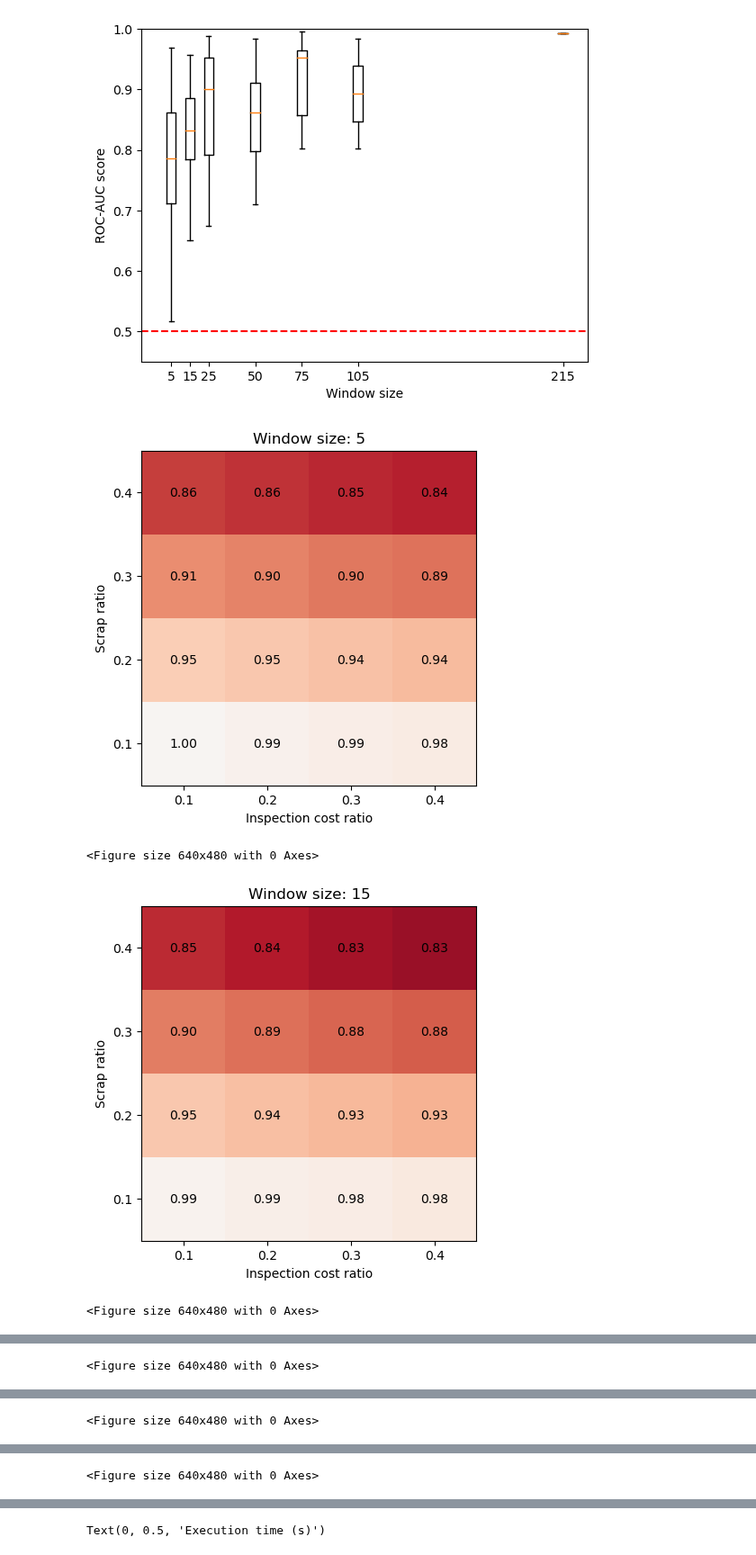
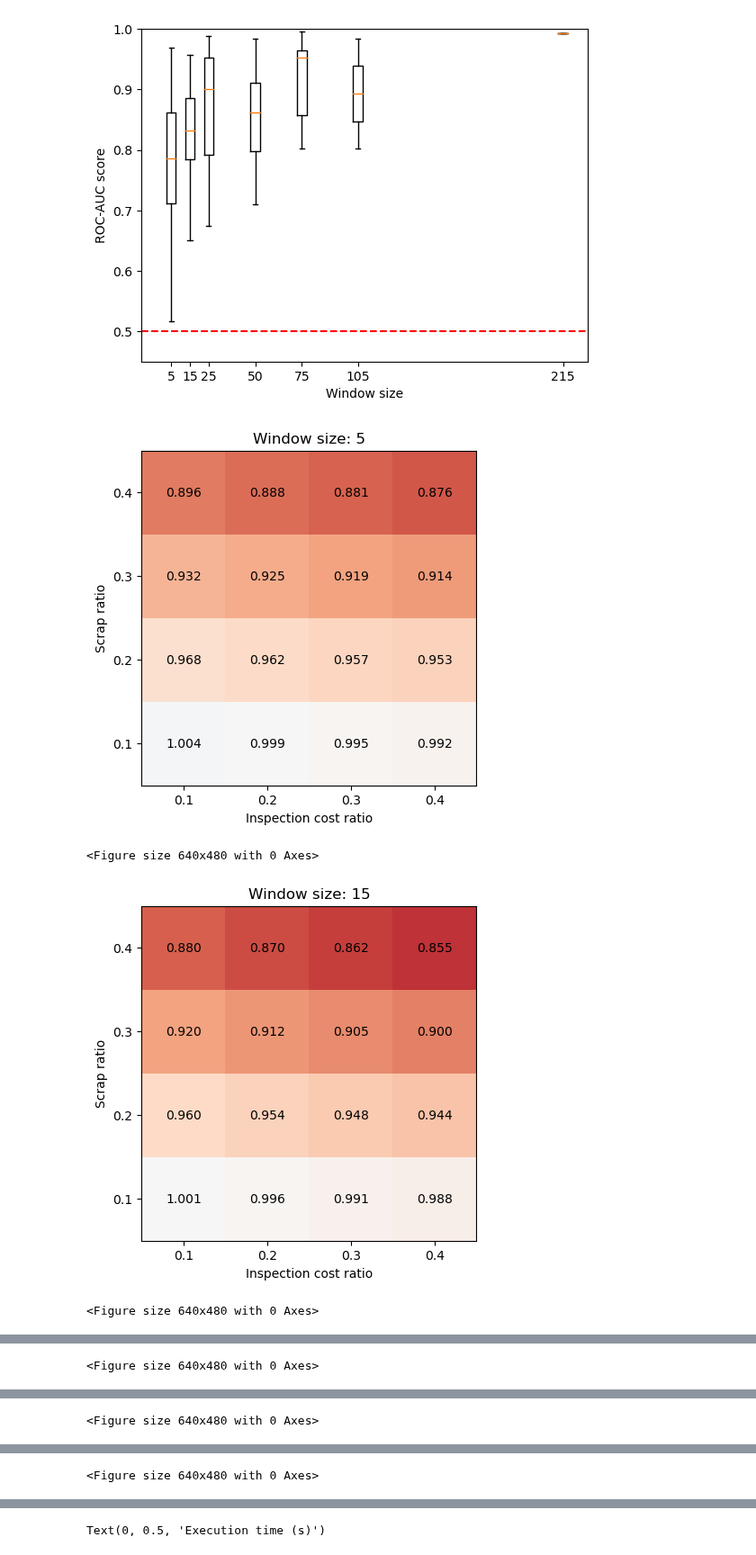
Before and after one commit to ErikSievers/thesis, a Jupyter notebook: Streaming/streaming eval c.ipynb, the cells around one changed output, grey strips where cells are left out. Shown at 90% size. Drawn from its saved outputs; the diff is of its cells as text; code cells hidden in the pictures.

```diff
--- a/Streaming/streaming eval c.ipynb
+++ b/Streaming/streaming eval c.ipynb
@@ -173,12 +173,18 @@ def test(windowSize, windowAdvance, ):
     y_test = [getLabelsC(objIndex, 0.5, start, end) for (start, end) in labelRanges for objIndex in range(1,26)]
     # y_test = [getLabelsB(objIndex, 0.5, start, end) for (start, end) in labelRanges for objIndex in range(1,29)]
     ysvalue = []
+    relevantTimes = []
+    relevantPredictions = []
+    relevantYTrues = []
     for index, o in enumerate(predictions):
-        ysThatMayBeNan = y_test[index*25:(index+1)*25]
+        ysThatMayBeNan = np.array(y_test[index*25:(index+1)*25])
         predictionsOfInterest = o[~np.isnan(ysThatMayBeNan)]
         nonNanYs = ysThatMayBeNan[~np.isnan(ysThatMayBeNan)]
-        if len(nonNanYs) > 0:
-            ysvalue.append(roc_auc_score(predictionsOfInterest, nonNanYs))
+        if len(nonNanYs) > 0 and np.unique(nonNanYs).size > 1:
+            ysvalue.append(roc_auc_score(nonNanYs, predictionsOfInterest))
+            relevantTimes.append(times[index])
+            relevantPredictions.append(predictionsOfInterest)
+            relevantYTrues.append(nonNanYs)
 
     # plt.plot([s for (s, e) in labelRanges], ysvalue, 'o-', markersize=2)
     # print(np.mean(ysvalue))
@@ -192,7 +198,7 @@ def test(windowSize, windowAdvance, ):
     # # plt.axline((0, 10.75), (1, 10.75), color='g', linestyle='--')
     # plt.ylabel("Execution time (s)")
     # plt.xlabel("Window start layer")
-    return ysvalue, times, predictions, y_test
+    return ysvalue, relevantTimes, relevantPredictions, relevantYTrues
 # %%
 # WA is (50% of WS), while ensuring 5 samples
 settings = [(5, 3),
@@ -323,35 +261,35 @@ scrapRatio = [0.1, 0.2, 0.3, 0.4]
 Cins = [0.1, 0.2, 0.3, 0.4]
 CR = (np.array(ws) + 13) / 225
 fpr
 fnr
 # Each fpr, tpr, cr pair can make it's own plot. Let's draw all of them?
 for i in range(0, len(CR)):
     res = np.empty(shape=(len(scrapRatio), len(Cins)))
     for j in range (0, len(Cins)):
         for k in range(0, len(scrapRatio)):
             res[k, j] = getCost(scrapRatio[k], Cins[j], fpr[i], fnr[i], min(CR[i], 1))
     plt.matshow(res, interpolation='none', origin='lower', cmap=mpl.colormaps['RdBu'], vmin=0.8, vmax=1.2)
     plt.title("Window size: " + str(ws[i]))
     for x in range(len(Cins)):
         for y in range(len(scrapRatio)):
             c = res[y,x]
-            plt.text(x, y, f"{c:.2f}", va='center', ha='center')
+            plt.text(x, y, f"{c:.3f}", va='center', ha='center')
     # Inspection cost on x-axis
     plt.gca().xaxis.tick_bottom()
 
     plt.xticks(ticks=range(0, len(Cins)), labels=Cins)
     plt.xlabel("Inspection cost ratio")
     # scrap ratio on y axis
     plt.yticks(ticks=range(0, len(scrapRatio)), labels=scrapRatio)
     plt.ylabel("Scrap ratio")
     plt.figure()
     # print(res)
 # 0.5, 0.5 -> 0.82
 # 0.1, 0.1 -> 1.10
 # 0.5, 0.1 -> 0.90
 # 0.1, 0.5 -> 1.05
 # %% [output]
-[figure, old version]
+[figure, new version]
 <Figure size 640x480 with 0 Axes>
-[figure, old version]
+[figure, new version]
 <Figure size 640x480 with 0 Axes>
```
Also changed, not shown: parts of 4 cells of this notebook.
